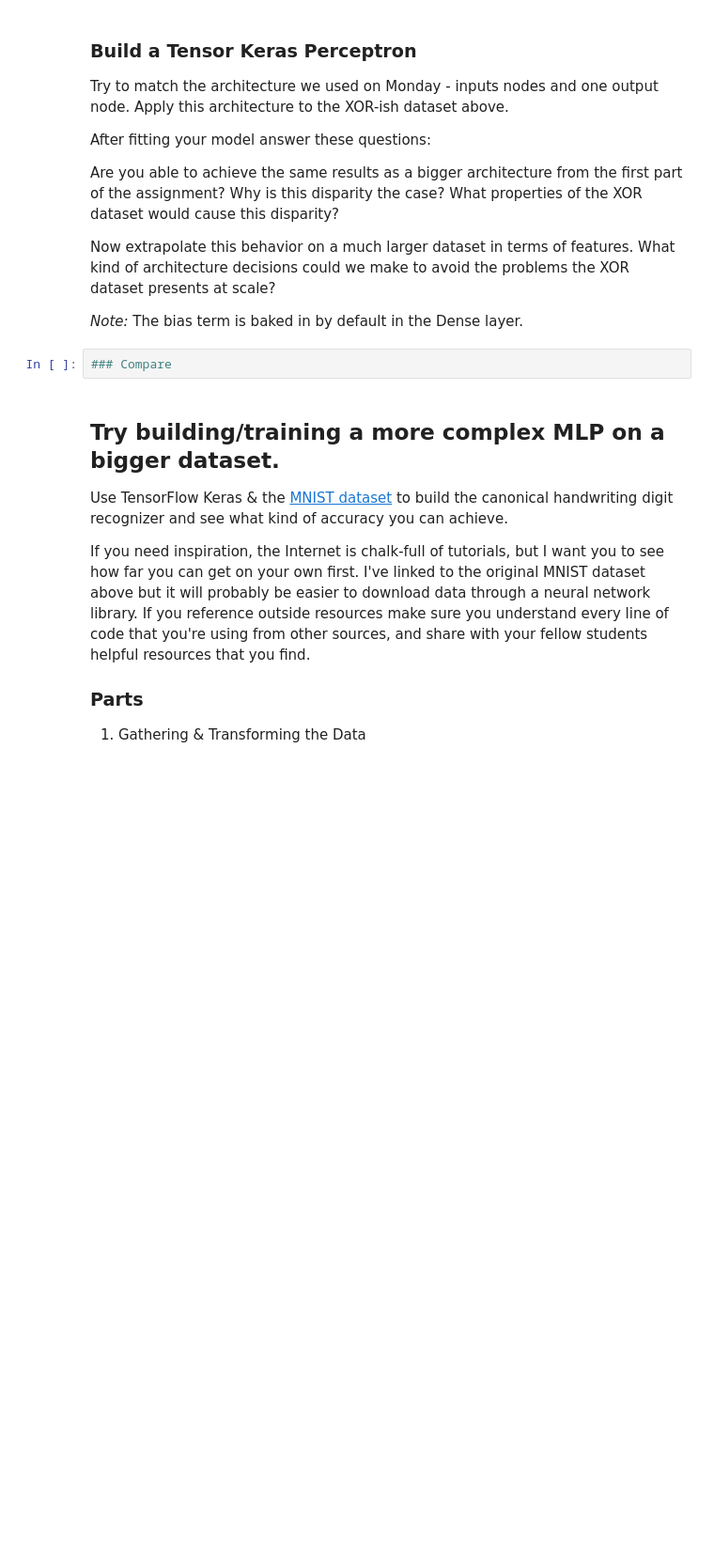
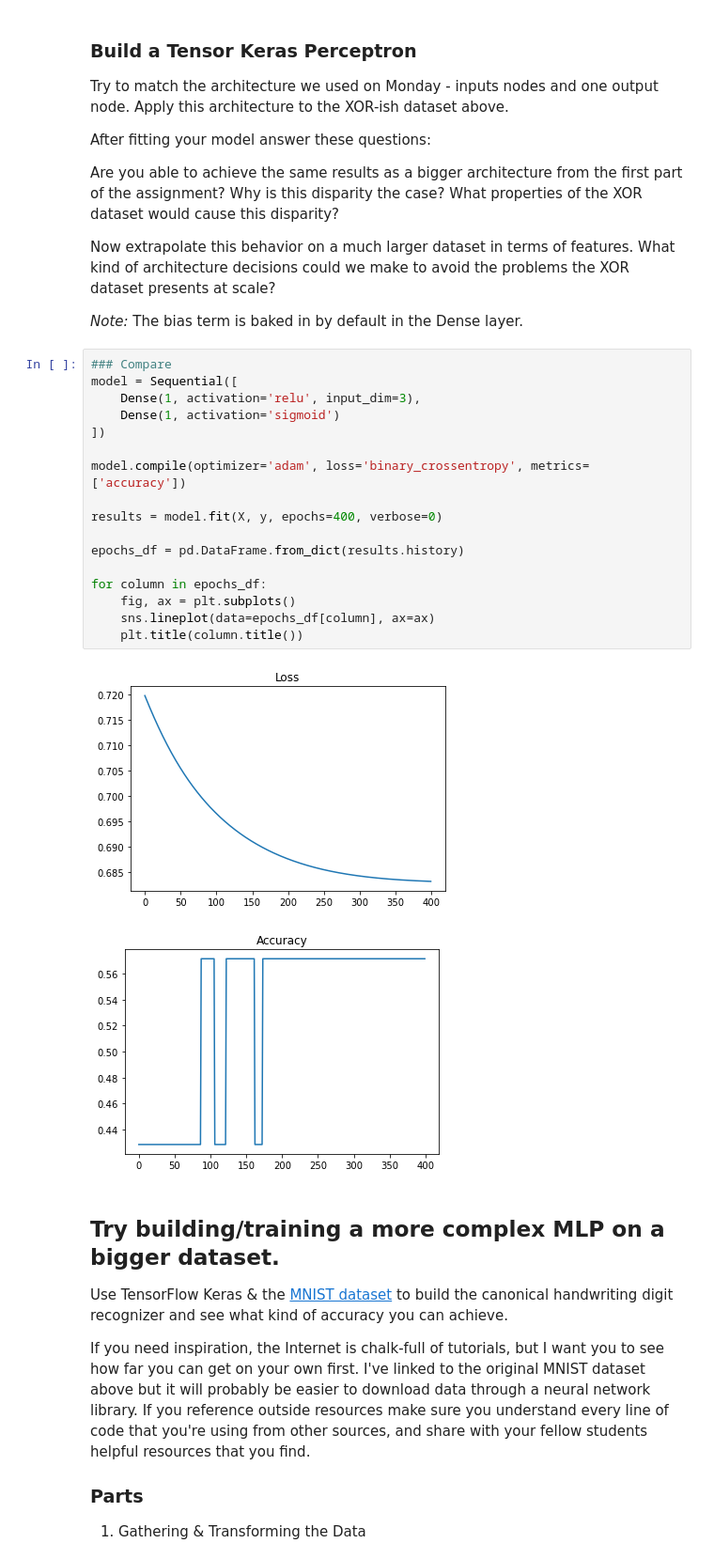
Before and after one commit to lfr4704/DS-Unit-4-Sprint-2-Neural-Networks, a Jupyter notebook: module2-backpropagation/LS_DS_422_Backprop_Assignment.ipynb, the cells around one changed output. Shown: that part at 94% size. Cells and saved outputs as stored; diff of their text form; blank space fills up the shorter version.

```diff
--- a/module2-backpropagation/LS_DS_422_Backprop_Assignment.ipynb
+++ b/module2-backpropagation/LS_DS_422_Backprop_Assignment.ipynb
@@ -172,8 +192,26 @@ Are you able to achieve the same results as a bigger architecture from the first
 Now extrapolate this behavior on a much larger dataset in terms of features. What kind of architecture decisions could we make to avoid the problems the XOR dataset presents at scale?
 
 *Note:* The bias term is baked in by default in the Dense layer.
-# %%
-### Compare
+# %%
+### Compare
+model = Sequential([
+    Dense(1, activation='relu', input_dim=3),
+    Dense(1, activation='sigmoid')
+])
+
+model.compile(optimizer='adam', loss='binary_crossentropy', metrics=['accuracy'])
+
+results = model.fit(X, y, epochs=400, verbose=0)
+
+epochs_df = pd.DataFrame.from_dict(results.history)
+
+for column in epochs_df:
+    fig, ax = plt.subplots()
+    sns.lineplot(data=epochs_df[column], ax=ax)
+    plt.title(column.title())
+# %% [output]
+[figure, added]
+[figure, added]
 # %% [markdown]
 ## Try building/training a more complex MLP on a bigger dataset.
 
```
Also changed, not shown: parts of 14 cells of this notebook, 36 other files.
